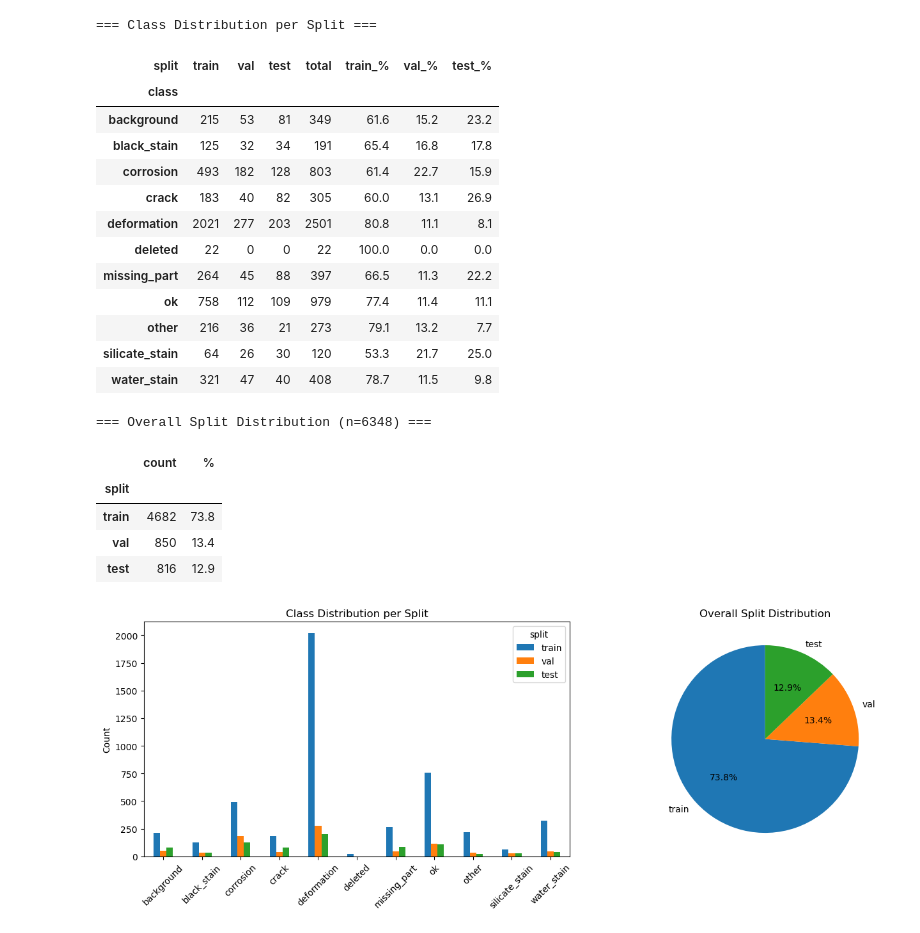
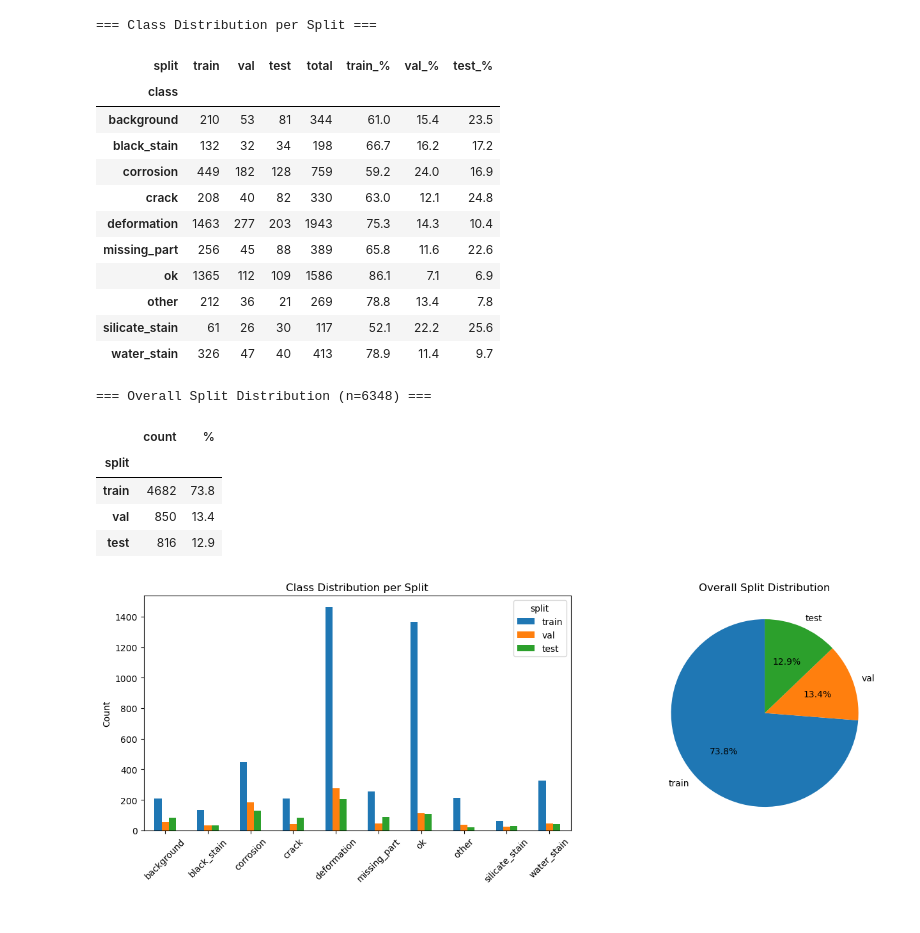
Before and after one commit to LukasBenner/NoisyLabelDefectDetection, a Jupyter notebook: notebooks/test.ipynb, the cells around one changed output. Drawn from its saved outputs; the diff is of its cells as text; code cells hidden in the pictures.

```diff
--- a/notebooks/test.ipynb
+++ b/notebooks/test.ipynb
@@ -12,7 +12,7 @@ from torchvision.io import read_image, ImageReadMode
 from src.data.components.transforms import NoCropTransforms
 # %%
 # Load dataset
-train_path = "/Users/lukasb/Documents/data/surfaceClassification/full_clean_clustered_new/train"
+train_path = "/Users/lukasb/Documents/data/surfaceClassification/full_clean_temporal_new/train"
 ds = ImageFolder(train_path)
 
 print(f"Total images: {len(ds)}")
@@ -77,7 +77,7 @@ import pandas as pd
 import matplotlib.pyplot as plt
 from torchvision.datasets import ImageFolder
 
-base_path = "/Users/lukasb/Documents/data/surfaceClassification/full_clean_temporal_new"
+base_path = "/Users/lukasb/Documents/data/surfaceClassification/noisy_temporal_cleaned_new"
 splits = ["train", "val", "test"]
 
 # Collect counts per split
@@ -110,45 +110,44 @@ summary = pd.DataFrame({
 
 print("=== Class Distribution per Split ===")
 display(pivot)
 print(f"\n=== Overall Split Distribution (n={int(total_all)}) ===")
 display(summary)
 
 # Plot
 fig, axes = plt.subplots(1, 2, figsize=(14, 5))
 
 pivot[splits].plot(kind="bar", ax=axes[0])
 axes[0].set_title("Class Distribution per Split")
 axes[0].set_xlabel("")
 axes[0].set_ylabel("Count")
 axes[0].tick_params(axis="x", rotation=45)
 
 axes[1].pie(totals, labels=splits, autopct="%1.1f%%", startangle=90)
 axes[1].set_title("Overall Split Distribution")
 
 plt.tight_layout()
 plt.show()
 # %% [output]
 === Class Distribution per Split ===
 | split | train | val | test | total | train_% | val_% | test_% |
 | class |  |  |  |  |  |  |  |
-| background | 215 | 53 | 81 | 349 | 61.6 | 15.2 | 23.2 |
-| black_stain | 125 | 32 | 34 | 191 | 65.4 | 16.8 | 17.8 |
-| corrosion | 493 | 182 | 128 | 803 | 61.4 | 22.7 | 15.9 |
-| crack | 183 | 40 | 82 | 305 | 60.0 | 13.1 | 26.9 |
-| deformation | 2021 | 277 | 203 | 2501 | 80.8 | 11.1 | 8.1 |
-| deleted | 22 | 0 | 0 | 22 | 100.0 | 0.0 | 0.0 |
-| missing_part | 264 | 45 | 88 | 397 | 66.5 | 11.3 | 22.2 |
-| ok | 758 | 112 | 109 | 979 | 77.4 | 11.4 | 11.1 |
-| other | 216 | 36 | 21 | 273 | 79.1 | 13.2 | 7.7 |
-| silicate_stain | 64 | 26 | 30 | 120 | 53.3 | 21.7 | 25.0 |
-| water_stain | 321 | 47 | 40 | 408 | 78.7 | 11.5 | 9.8 |
+| background | 210 | 53 | 81 | 344 | 61.0 | 15.4 | 23.5 |
+| black_stain | 132 | 32 | 34 | 198 | 66.7 | 16.2 | 17.2 |
+| corrosion | 449 | 182 | 128 | 759 | 59.2 | 24.0 | 16.9 |
+| crack | 208 | 40 | 82 | 330 | 63.0 | 12.1 | 24.8 |
+| deformation | 1463 | 277 | 203 | 1943 | 75.3 | 14.3 | 10.4 |
+| missing_part | 256 | 45 | 88 | 389 | 65.8 | 11.6 | 22.6 |
+| ok | 1365 | 112 | 109 | 1586 | 86.1 | 7.1 | 6.9 |
+| other | 212 | 36 | 21 | 269 | 78.8 | 13.4 | 7.8 |
+| silicate_stain | 61 | 26 | 30 | 117 | 52.1 | 22.2 | 25.6 |
+| water_stain | 326 | 47 | 40 | 413 | 78.9 | 11.4 | 9.7 |
 === Overall Split Distribution (n=6348) ===
 |  | count | % |
 | split |  |  |
 | train | 4682 | 73.8 |
 | val | 850 | 13.4 |
 | test | 816 | 12.9 |
-[figure, old version]
+[figure, new version]
 # %%
 # Target: 70/15/15 split per class
 # Shows how many samples to ADD to val/test (negative = has surplus)
```
Also changed, not shown: parts of 3 cells of this notebook, 18 other files.
